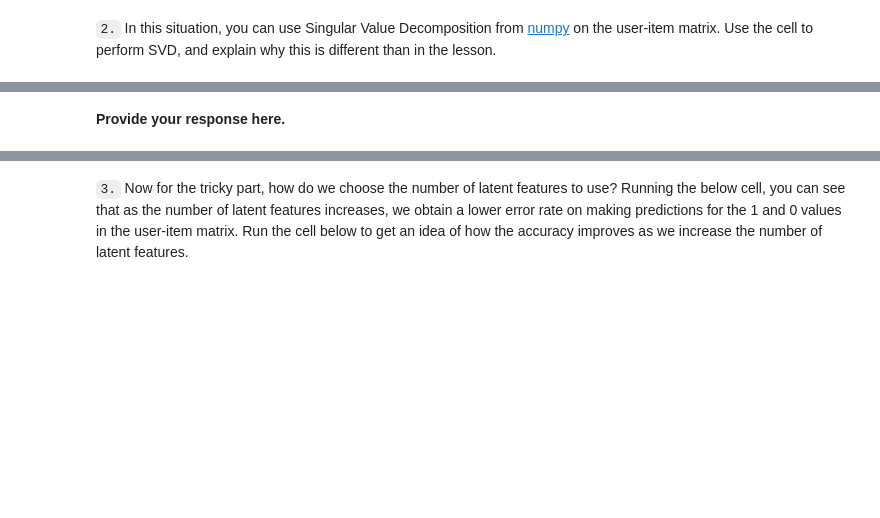
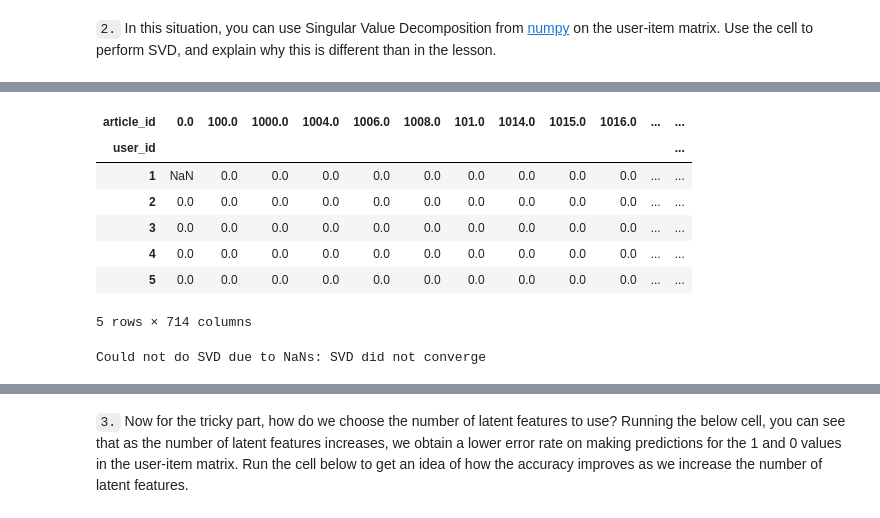
Before and after one commit to cerionXLII/RecommendationsWithIBM, a Jupyter notebook: src/Recommendations_with_IBM.ipynb, the cells around one changed output, grey strips where cells are left out. Saved outputs shown, nothing was run; the diff lists cells and outputs as text; code cells hidden in the pictures; blank space fills up the shorter version.

```diff
--- a/src/Recommendations_with_IBM.ipynb
+++ b/src/Recommendations_with_IBM.ipynb
@@ -814,2 +819,22 @@ u, s, vt = np.linalg.svd(user_item_matrix, full_matrices=False) # use the built
-# %% [markdown]
-**Provide your response here.**
+# %%
+#Set a null value in the matrix and see that the SVD will fail
+user_item_matrix2 = user_item_matrix.copy()
+user_item_matrix2.at[1, '0.0'] = None
+# %%
+user_item_matrix2.head()
+# %% [output]
+| article_id | 0.0 | 100.0 | 1000.0 | 1004.0 | 1006.0 | 1008.0 | 101.0 | 1014.0 | 1015.0 | 1016.0 | ... | ... |
+| user_id |  |  |  |  |  |  |  |  |  |  |  | ... |
+| 1 | NaN | 0.0 | 0.0 | 0.0 | 0.0 | 0.0 | 0.0 | 0.0 | 0.0 | 0.0 | ... | ... |
+| 2 | 0.0 | 0.0 | 0.0 | 0.0 | 0.0 | 0.0 | 0.0 | 0.0 | 0.0 | 0.0 | ... | ... |
+| 3 | 0.0 | 0.0 | 0.0 | 0.0 | 0.0 | 0.0 | 0.0 | 0.0 | 0.0 | 0.0 | ... | ... |
+| 4 | 0.0 | 0.0 | 0.0 | 0.0 | 0.0 | 0.0 | 0.0 | 0.0 | 0.0 | 0.0 | ... | ... |
+| 5 | 0.0 | 0.0 | 0.0 | 0.0 | 0.0 | 0.0 | 0.0 | 0.0 | 0.0 | 0.0 | ... | ... |
+5 rows × 714 columns
+# %%
+try:
+    u2, s2, vt2 = np.linalg.svd(user_item_matrix2, full_matrices=False)
+except Exception as ex:
+    print('Could not do SVD due to NaNs:', ex)
+# %% [output]
+Could not do SVD due to NaNs: SVD did not converge
```
Also changed, not shown: parts of 6 cells of this notebook, 1 other file.
